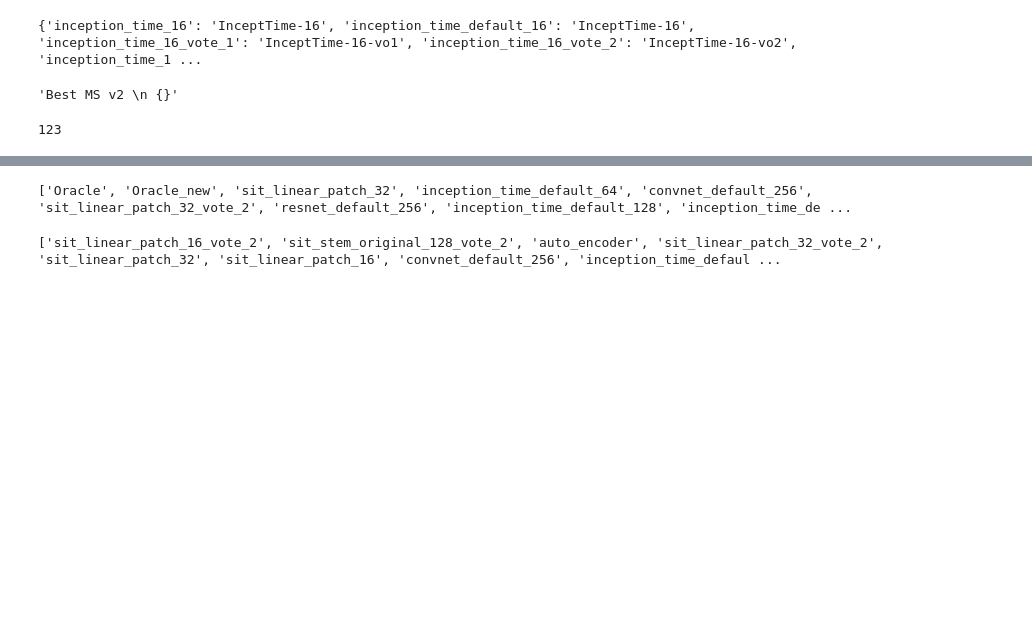
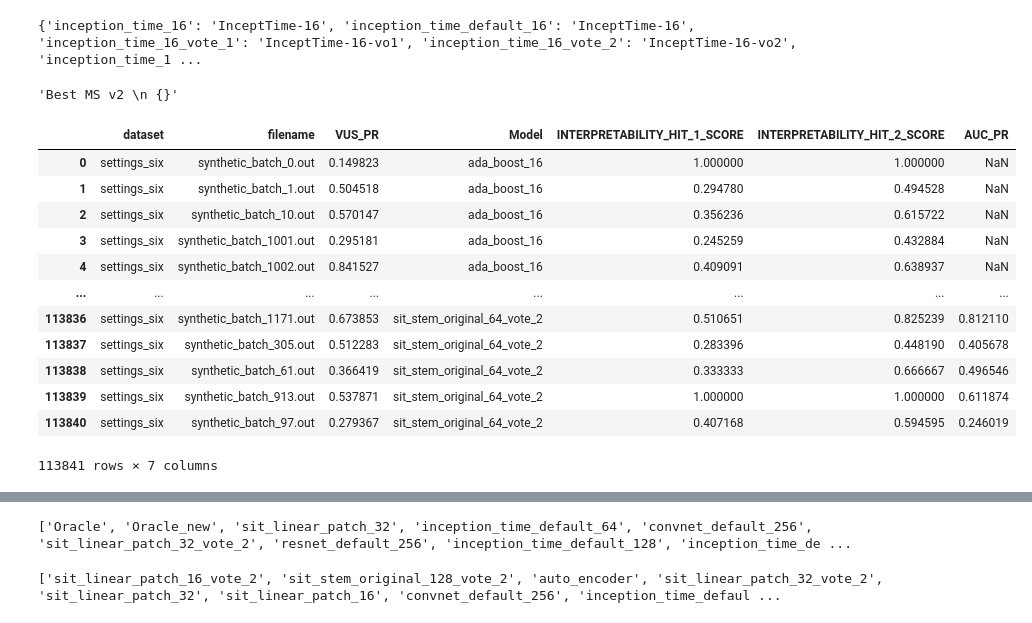
Before and after one commit to doanthihoaithu/MSAD, a Jupyter notebook: analyze_combining_detectors.ipynb, the cells around one changed output, grey strips where cells are left out. Saved outputs shown, nothing was run; the diff lists cells and outputs as text; code cells hidden in the pictures; blank space fills up the shorter version.

```diff
--- a/analyze_combining_detectors.ipynb
+++ b/analyze_combining_detectors.ipynb
@@ -489,6 +495,18 @@ final_names['best_ms_v2']
 # %% [output]
 'Best MS v2 \n {}'
 # %%
-combined_df['Model'].nunique()
+combined_df
 # %% [output]
+|  | dataset | filename | VUS_PR | Model | INTERPRETABILITY_HIT_1_SCORE | INTERPRETABILITY_HIT_2_SCORE | AUC_PR |
+| 0 | settings_six | synthetic_batch_0.out | 0.149823 | ada_boost_16 | 1.000000 | 1.000000 | NaN |
+| 1 | settings_six | synthetic_batch_1.out | 0.504518 | ada_boost_16 | 0.294780 | 0.494528 | NaN |
+| 2 | settings_six | synthetic_batch_10.out | 0.570147 | ada_boost_16 | 0.356236 | 0.615722 | NaN |
+| 3 | settings_six | synthetic_batch_1001.out | 0.295181 | ada_boost_16 | 0.245259 | 0.432884 | NaN |
+| 4 | settings_six | synthetic_batch_1002.out | 0.841527 | ada_boost_16 | 0.409091 | 0.638937 | NaN |
+| ... | ... | ... | ... | ... | ... | ... | ... |
+| 113836 | settings_six | synthetic_batch_1171.out | 0.673853 | sit_stem_original_64_vote_2 | 0.510651 | 0.825239 | 0.812110 |
+| 113837 | settings_six | synthetic_batch_305.out | 0.512283 | sit_stem_original_64_vote_2 | 0.283396 | 0.448190 | 0.405678 |
+| 113838 | settings_six | synthetic_batch_61.out | 0.366419 | sit_stem_original_64_vote_2 | 0.333333 | 0.666667 | 0.496546 |
+| 113839 | settings_six | synthetic_batch_913.out | 0.537871 | sit_stem_original_64_vote_2 | 1.000000 | 1.000000 | 0.611874 |
+| 113840 | settings_six | synthetic_batch_97.out | 0.279367 | sit_stem_original_64_vote_2 | 0.407168 | 0.594595 | 0.246019 |
-123
+113841 rows × 7 columns
```
Also changed, not shown: parts of 12 cells of this notebook, 1 other file.
